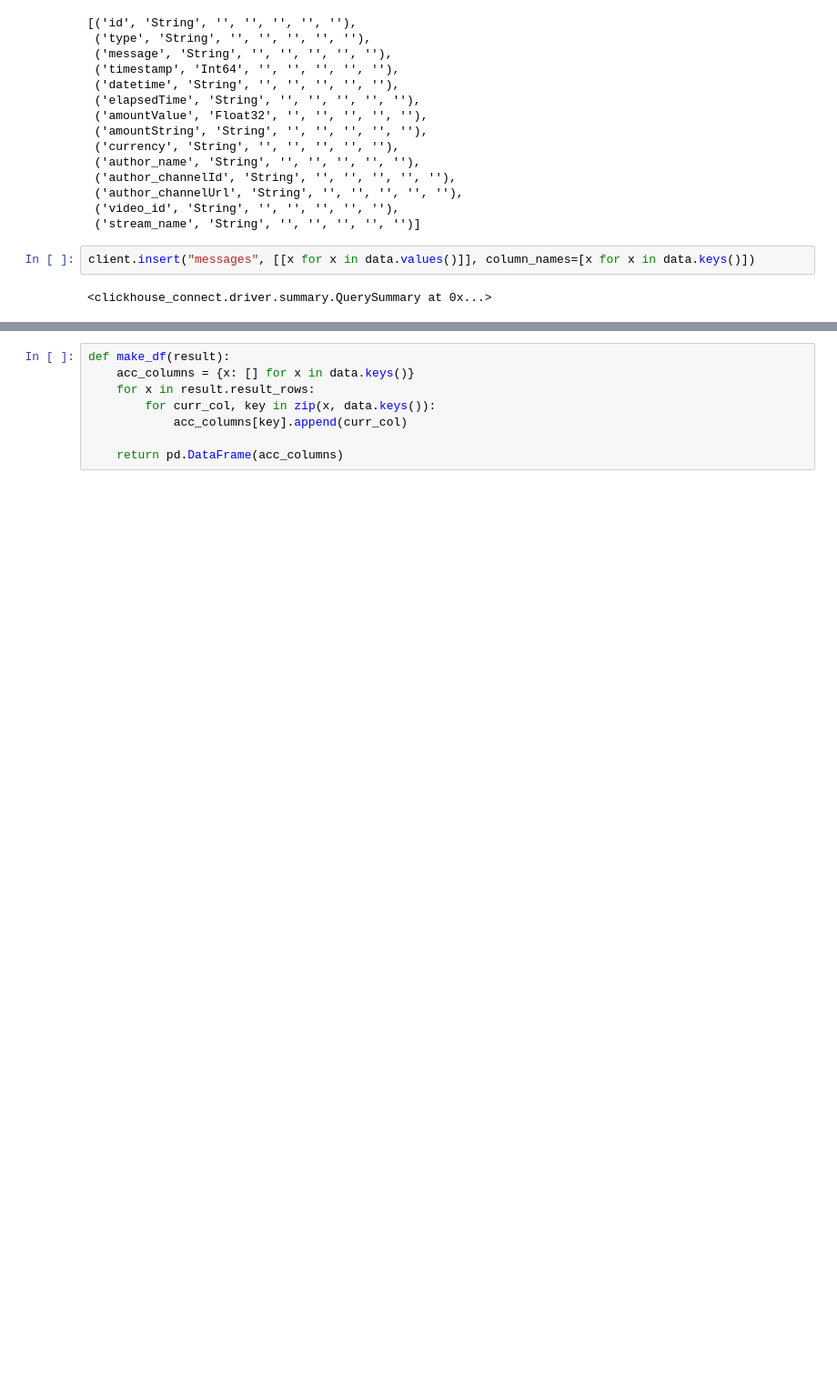
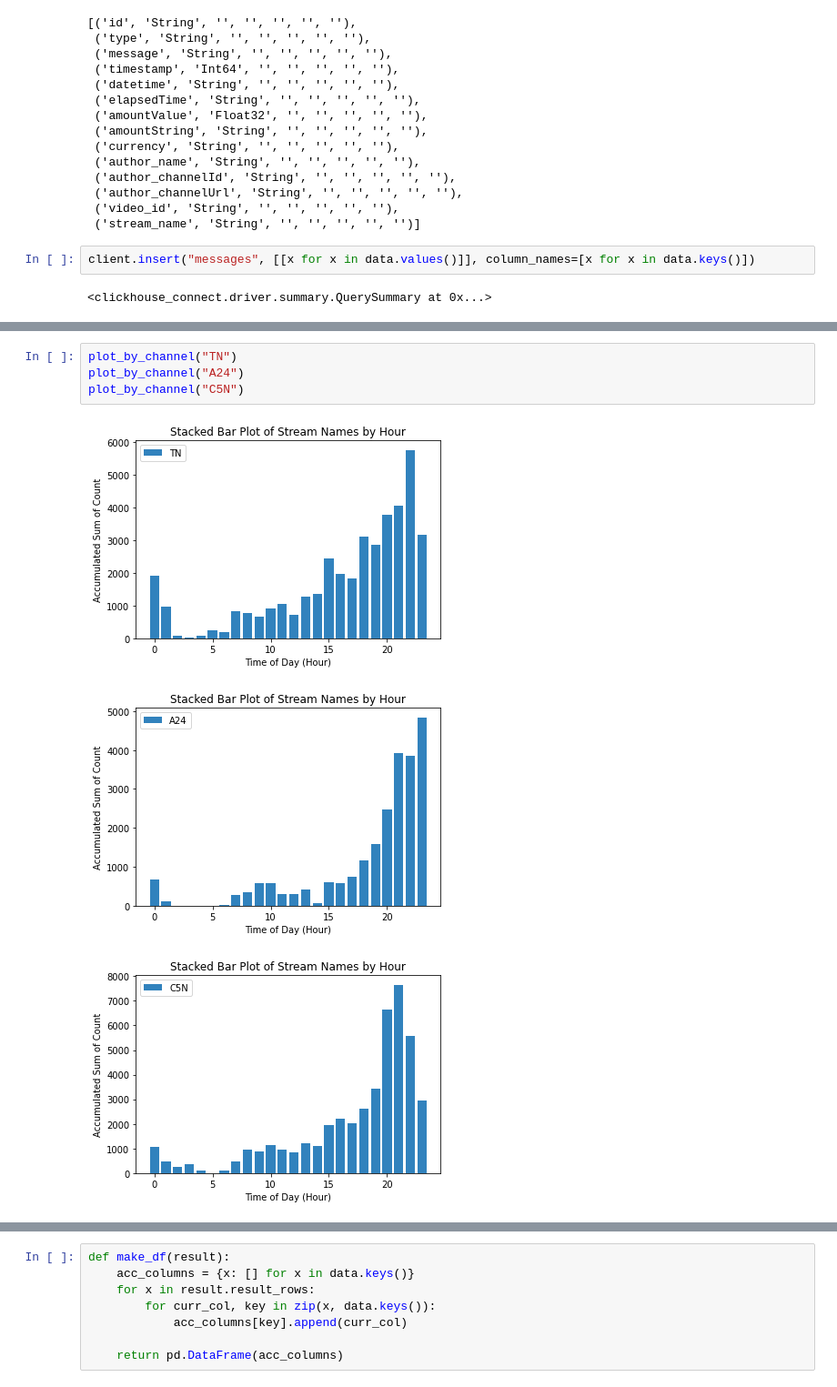
Before and after one commit to tomaspiaggio/ar-precidential-election-prediction, a Jupyter notebook: notebooks/EDA.ipynb, the cells around one changed output, grey strips where cells are left out. Shown at 91% size. Saved outputs shown, nothing was run; the diff lists cells and outputs as text; blank space fills up the shorter version.

```diff
--- a/notebooks/EDA.ipynb
+++ b/notebooks/EDA.ipynb
@@ -88,0 +195,8 @@ result = client.query("SELECT * FROM messages")
+# %%
+plot_by_channel("TN")
+plot_by_channel("A24")
+plot_by_channel("C5N")
+# %% [output]
+[figure, added]
+[figure, added]
+[figure, added]
```
Also changed, not shown: parts of 27 cells of this notebook, 7 other files.
